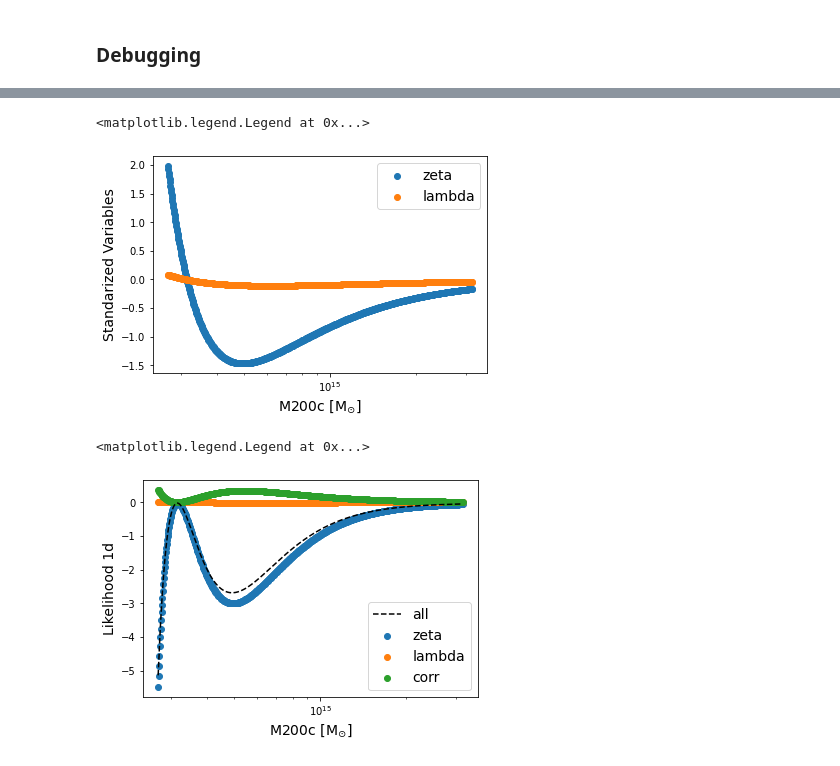
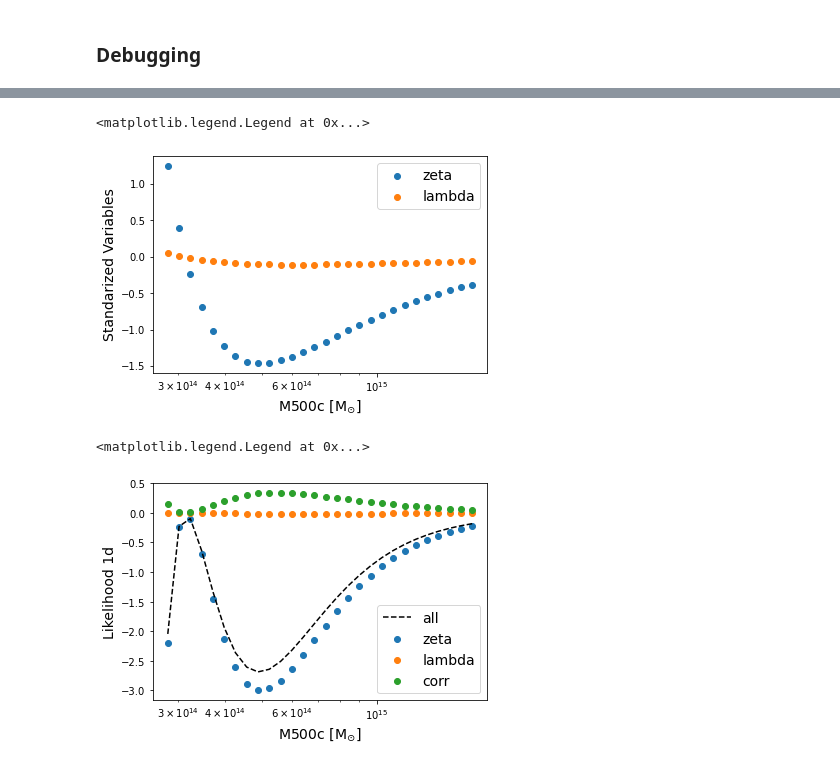
Before and after one commit to allenpinjic/mustar-project, a Jupyter notebook: notebook/Implementing_SPT_ModelV2.ipynb, the cells around one changed output, grey strips where cells are left out. Drawn from its saved outputs; the diff is of its cells as text; code cells hidden in the pictures.

```diff
--- a/notebook/Implementing_SPT_ModelV2.ipynb
+++ b/notebook/Implementing_SPT_ModelV2.ipynb
@@ -177,8 +189,11 @@ theta = [5.24, 1.534, 0.465, 0.161, 76.9, 1.02, 0.29, 0.16, 0.8]
 # %%
 # set up integration vectors
-mvec = np.logspace(14.0, 15.5, 1000)
-lbdvec = np.linspace(30., 1.5*np.max(lambda_chisq), 30)
-zetavec = np.linspace(1., 1.3*np.max(sz_signal), 30)
+mvec = np.logspace(13.8, 15.25, 50)
+# lbdvec = np.linspace(15., 1.5*np.max(lambda_chisq), 50)
+# zetavec = np.linspace(3, 1.3*np.max(sz_signal), 20)
+
+lbdvec = np.logspace(np.log10(15.), np.log10(1.5*np.max(lambda_chisq)), 75)
+zetavec = np.logspace(np.log10(3), np.log10(1.3*np.max(sz_signal)), 20)
 
 print('Vector size')
 print(mvec.size)
@@ -252,25 +272,25 @@ w, = np.where(np.abs(zeta_std[:,0])<2.)
 plt.scatter(mvec[w],zeta_std[:,0][w],label='zeta')
 plt.scatter(mvec[w],lbd_std[:,0][w],label='lambda')
 plt.xscale('log')
-plt.xlabel(r'M200c [M$_{\odot}$]',fontsize=14)
+plt.xlabel(r'M500c [M$_{\odot}$]',fontsize=14)
 plt.ylabel('Standarized Variables',fontsize=14)
 plt.legend(fontsize=14)
 # %% [output]
 <matplotlib.legend.Legend at 0x...>
-[figure, old version]
+[figure, new version]
 # %%
 # plt.loglog()
 plt.scatter(mvec[w],lp_zeta[:,0][w],label='zeta')
 plt.scatter(mvec[w],lp_lbd[:,0][w],label='lambda')
 plt.scatter(mvec[w],lp_corr[:,0][w],label='corr')
 plt.plot(mvec[w],lp_total_m[:,0][w],label='all',color='k',ls='--')
 plt.xscale('log')
-plt.xlabel(r'M200c [M$_{\odot}$]',fontsize=14)
+plt.xlabel(r'M500c [M$_{\odot}$]',fontsize=14)
 plt.ylabel('Likelihood 1d',fontsize=14)
 plt.legend(fontsize=14)
 # %% [output]
 <matplotlib.legend.Legend at 0x...>
-[figure, old version]
+[figure, new version]
 # %%
 # plt.loglog()
 plt.scatter(mvec,p_total_m[:,0],label='w/ halo mass func.',color='k',ls='--')
```
Also changed, not shown: parts of 37 cells of this notebook.
